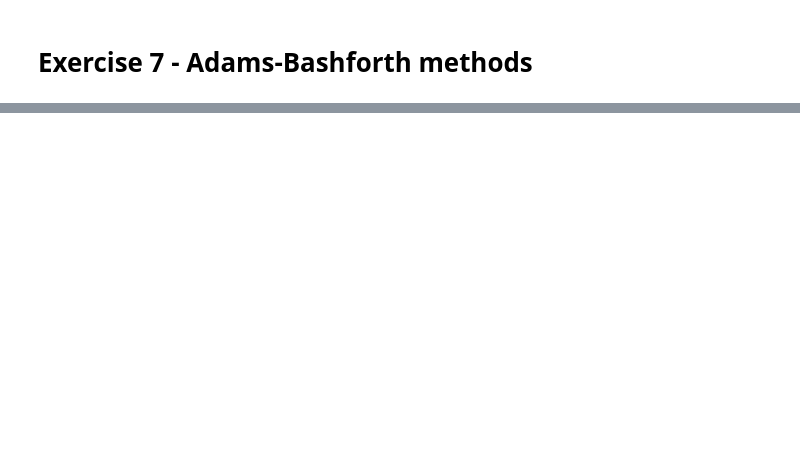
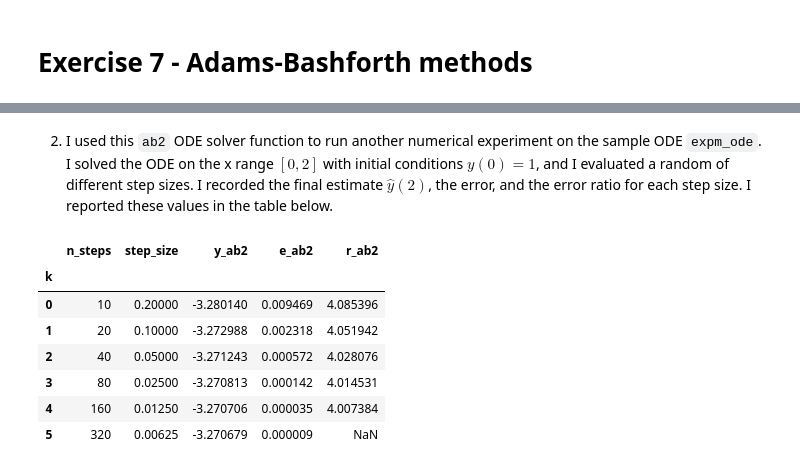
Before and after one commit to mattragoza/MATH2071, a Jupyter notebook: lab-2/explicit_ODE_methods.ipynb, the cells around one changed output, grey strips where cells are left out. Saved outputs shown, nothing was run; the diff lists cells and outputs as text; code cells hidden in the pictures; blank space fills up the shorter version.

```diff
--- a/lab-2/explicit_ODE_methods.ipynb
+++ b/lab-2/explicit_ODE_methods.ipynb
@@ -455,0 +667,26 @@ array([-2.59399855])
+# %% [markdown]
+2. I used this `ab2` ODE solver function to run another numerical experiment on the sample ODE `expm_ode`. I solved the ODE on the x range $[0,2]$ with initial conditions $y(0)=1$, and I evaluated a random of different step sizes. I recorded the final estimate $\hat{y}(2)$, the error, and the error ratio for each step size. I reported these values in the table below.
+# %%
+# setup grid and initial conditions
+x_range = [0.0, 2.0]
+y_init = 1.0
+
+# compute the numerical solutions
+for k, n_steps in enumerate(df.n_steps):
+    x, y = ab2(expm_ode, x_range, y_init, n_steps)
+    df.loc[k, 'y_ab2'] = y[-1]
+
+# compute error and error ratios
+df['e_ab2'] = (expm_exact(x=x_range[1]) - df['y_ab2']).abs()
+df['r_ab2'] = df['e_ab2'] / df['e_ab2'].shift(-1)
+
+df[['n_steps', 'step_size', 'y_ab2', 'e_ab2', 'r_ab2']] # show the table
+# %% [output]
+|  | n_steps | step_size | y_ab2 | e_ab2 | r_ab2 |
+| k |  |  |  |  |  |
+| 0 | 10 | 0.20000 | -3.280140 | 0.009469 | 4.085396 |
+| 1 | 20 | 0.10000 | -3.272988 | 0.002318 | 4.051942 |
+| 2 | 40 | 0.05000 | -3.271243 | 0.000572 | 4.028076 |
+| 3 | 80 | 0.02500 | -3.270813 | 0.000142 | 4.014531 |
+| 4 | 160 | 0.01250 | -3.270706 | 0.000035 | 4.007384 |
+| 5 | 320 | 0.00625 | -3.270679 | 0.000009 | NaN |
```
Also changed, not shown: parts of 69 cells of this notebook.
